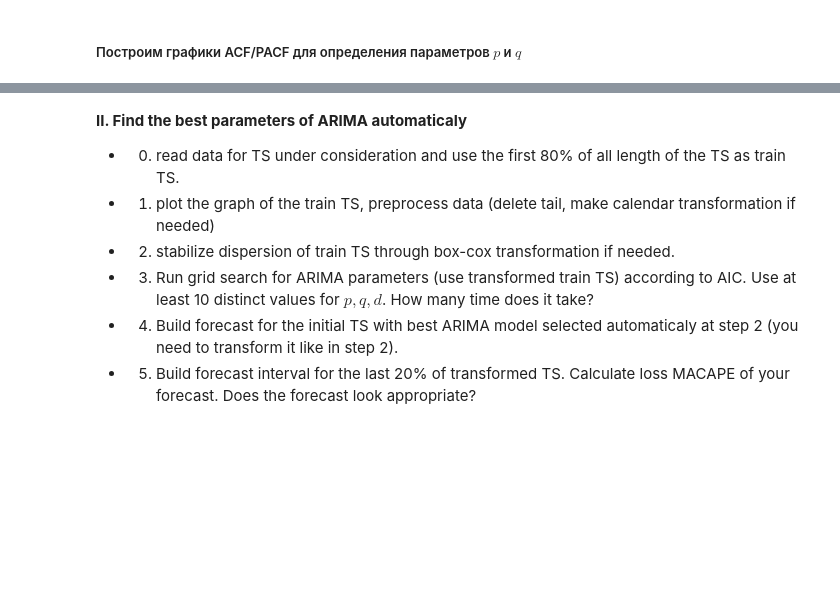
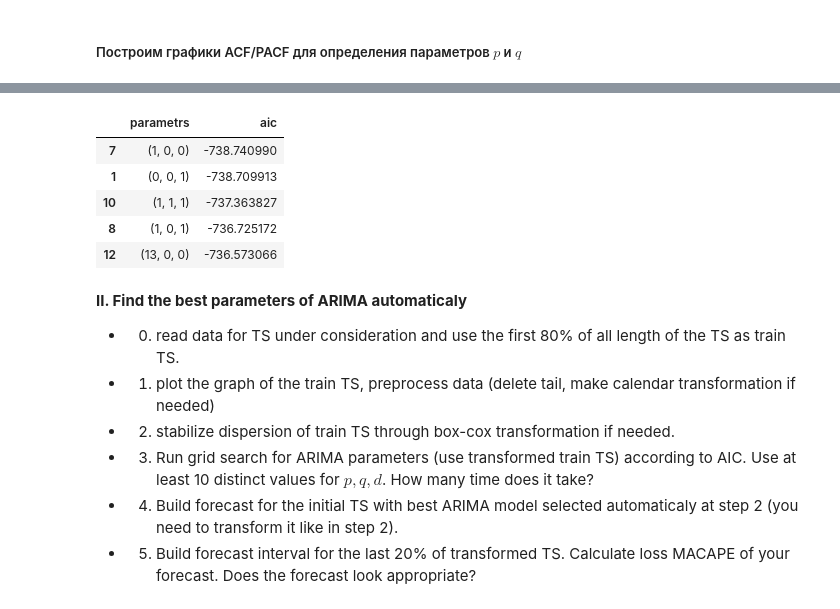
Before and after one commit to egdeliya/ml_mipt_2017, a Jupyter notebook: ml-mipt-part2/ARMA_ARIMA/Nurgalieva_496_task2.ipynb, the cells around one changed output, grey strips where cells are left out. Drawn from its saved outputs; the diff is of its cells as text; code cells hidden in the pictures; blank space fills up the shorter version.

Commit message:
changes in ARIMA task

```diff
--- a/ml-mipt-part2/ARMA_ARIMA/Nurgalieva_496_task2.ipynb
+++ b/ml-mipt-part2/ARMA_ARIMA/Nurgalieva_496_task2.ipynb
@@ -202,0 +238,8 @@ ParamsArray = [{'p':p, 'd':0, 'q':q} for p in P
+# %%
+p = [0, 1, 13]
+q = [0, 1, 13]
+d = [0, 1, 2]
+# %%
+parameters = [(_p, _d, _q) for _p in p
+                              for _d in d
+                                  for _q in q]
@@ -211,0 +254,15 @@ TypeError: Cannot cast ufunc subtract output from dtype('float64') to dtype('int
+# %%
+%%time
+scores = []
+aic = []
+warnings.filterwarnings('ignore')
+
+for params in parameters:
+    try:
+        model = sm.tsa.ARIMA(ts_log, params).fit()
+    except:
+        print("wrong parameters {}".format(params))
+        continue
+    res = model.aic
+    aic.append(res)
+    scores.append([params, res])
@@ -212,3 +279,14 @@ TypeError: Cannot cast ufunc subtract output from dtype('float64') to dtype('int
+# %%
+res_table = pd.DataFrame(scores)
+res_table.columns = ["parametrs", "aic"]
+res_table.sort_values(by="aic", ascending=True).head()
+# %% [output]
+|  | parametrs | aic |
+| 7 | (1, 0, 0) | -738.740990 |
+| 1 | (0, 0, 1) | -738.709913 |
+| 10 | (1, 1, 1) | -737.363827 |
+| 8 | (1, 0, 1) | -736.725172 |
+| 12 | (13, 0, 0) | -736.573066 |
 # %% [markdown]
 **II. Find the best parameters of ARIMA automaticaly**
 * 0) read data for TS under consideration and use the first 80% of all length of the TS as train TS.
```
Also changed, not shown: parts of 19 cells of this notebook.
